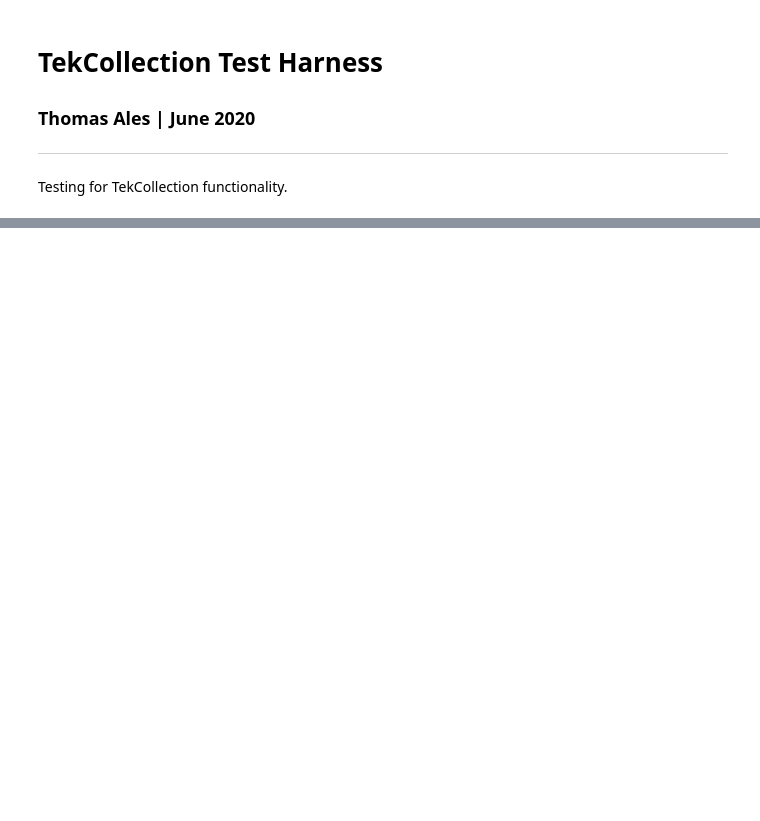
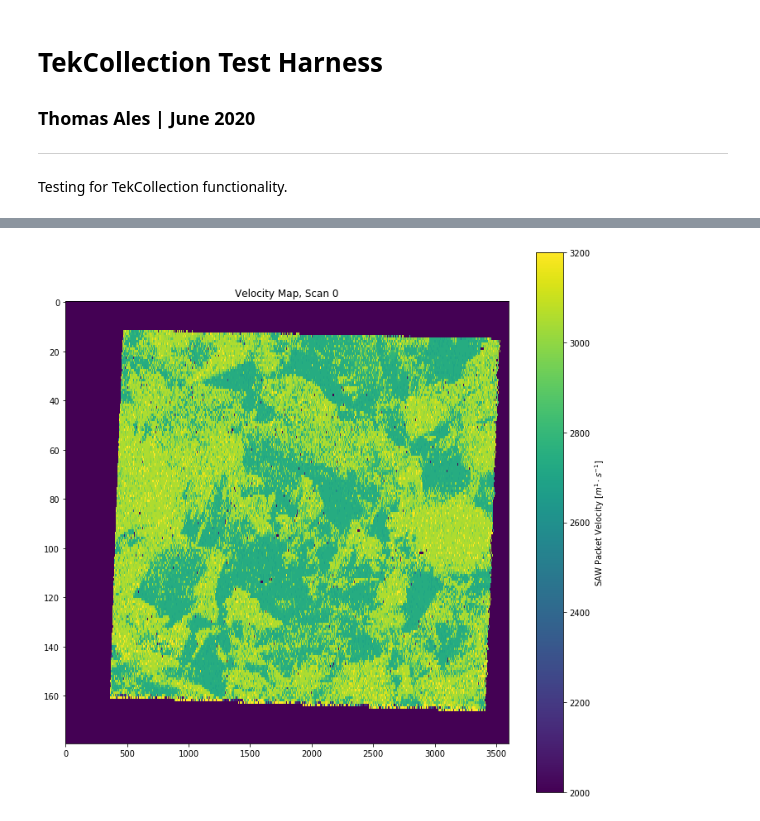
Before and after one commit to TKAles/visu, a Jupyter notebook: POC/TekCollection Test Harness.ipynb, the cells around one changed output, grey strips where cells are left out. Cells and saved outputs as stored; diff of their text form; code cells hidden in the pictures; blank space fills up the shorter version.

```diff
--- a/POC/TekCollection Test Harness.ipynb
+++ b/POC/TekCollection Test Harness.ipynb
@@ -93,4 +5,0 @@ mc.map_collections[0].velocity_map.iloc[30, 1500] * 12.5E-6
-# %%
-wavefreqs = []
-for current in mc.map_collections:
-    wavefreqs.append(current.rf_map.iloc[30, 2500])
@@ -424,13 +5,0 @@ plt.savefig(fileprefix + 'velocitychart-sample04.png')
-# %%
-inputspeeds = [x for x in range(2500, 3500, 5)]
-speedanglebins = []
-spread = 10
-for current in range(0, exp_data_array.shape[0]):
-    binspeeds = []
-    for idx in range(0, inputspeeds.__len__()):
-        binspeeds.append(ws.gaussian_distribution(float(inputspeeds[idx]), float(exp_data_array.loc[current]), spread))
-
-    speedanglebins.append(binspeeds)
-speedanglebins = pd.DataFrame(speedanglebins)
-speedanglebins = speedanglebins.T
-speedanglebins = speedanglebins[::-1]
@@ -445,0 +99,11 @@ plt.savefig(fileprefix + 'velocitymap-sample04.png')
+# %%
+for idx in range(0, 9):
+    test_mc.scans[idx].mp_assemble_velocitymap()
+plt.figure(figsize=[12,12])
+plt.imshow(test_mc.scans[0].velocity_map, aspect=3601/180)
+plt.clim(2000, 3200)
+vcbar = plt.colorbar()
+plt.title("Velocity Map, Scan 0")
+vcbar.set_label(r"SAW Packet Velocity [$m^{1} \cdot s^{-1}$]")
+# %% [output]
+[figure, added]
```
Also changed, not shown: parts of 52 cells of this notebook, 2 other files.
